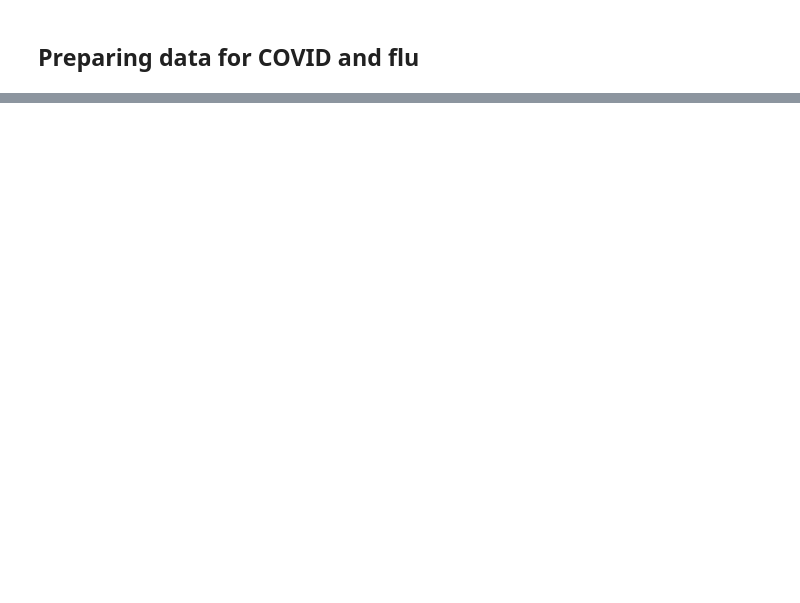
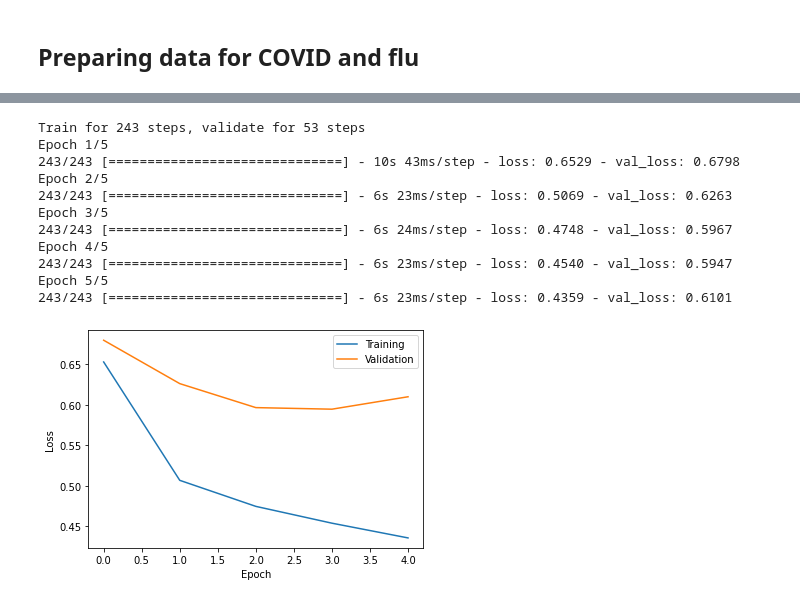
Before and after one commit to benlevyx/modelling-infectious-disease, a Jupyter notebook: notebooks/2_covid_transfer_learning.ipynb, the cells around one changed output, grey strips where cells are left out. Drawn from its saved outputs; the diff is of its cells as text; code cells hidden in the pictures; blank space fills up the shorter version.

```diff
--- a/notebooks/2_covid_transfer_learning.ipynb
+++ b/notebooks/2_covid_transfer_learning.ipynb
@@ -82,0 +98,38 @@ ds_train_flu, ds_val_flu, ds_test_flu, data_dict_flu = time_series.prepare_data(
+# %%
+# No state embeddings for now... they don't seem to help
+def make_padded_lstm_model(max_len,
+                           target_len=5,
+                           hidden_size=32,
+                           mask_value=-1,
+                           pre_output_dense_size=32):
+
+    input_layer = Input(shape=(max_len, 1))
+
+    base = Sequential([
+        layers.LSTM(hidden_size, input_shape=(max_len, 1))
+    ], name='base')
+
+    head = Sequential([
+        layers.Dense(pre_output_dense_size, input_shape=(hidden_size,), activation='relu'),
+        layers.Dense(target_len)
+    ], name='head')
+
+    x = layers.Masking(mask_value=mask_value)(input_layer)
+    x = base(x)
+    x = head(x)
+
+    model = Model(input_layer, outputs=x)
+    model.compile(optimizer='adam', loss='mse')
+    return model
+# %%
+MAX_LEN = HISTORY_SIZE
+HIDDEN_SIZE = 32
+DENSE_SIZE = 32
+EPOCHS = 5
+
+model_flu = make_padded_lstm_model(MAX_LEN,
+                                   target_len=TARGET_SIZE,
+                                   hidden_size=HIDDEN_SIZE,
+                                   mask_value=PAD_VAL,
+                                   pre_output_dense_size=DENSE_SIZE)
+model_flu.summary()
@@ -82,0 +153,16 @@ ds_train_flu, ds_val_flu, ds_test_flu, data_dict_flu = time_series.prepare_data(
+# %%
+history_flu = model_flu.fit(ds_train_flu, validation_data=ds_val_flu, epochs=EPOCHS)
+plotting.plot_history(history_flu)
+# %% [output]
+Train for 243 steps, validate for 53 steps
+Epoch 1/5
+243/243 [==============================] - 10s 43ms/step - loss: 0.6529 - val_loss: 0.6798
+Epoch 2/5
+243/243 [==============================] - 6s 23ms/step - loss: 0.5069 - val_loss: 0.6263
+Epoch 3/5
+243/243 [==============================] - 6s 24ms/step - loss: 0.4748 - val_loss: 0.5967
+Epoch 4/5
+243/243 [==============================] - 6s 23ms/step - loss: 0.4540 - val_loss: 0.5947
+Epoch 5/5
+243/243 [==============================] - 6s 23ms/step - loss: 0.4359 - val_loss: 0.6101
+[figure, added]
```
Also changed, not shown: parts of 36 cells of this notebook, 4 other files.
